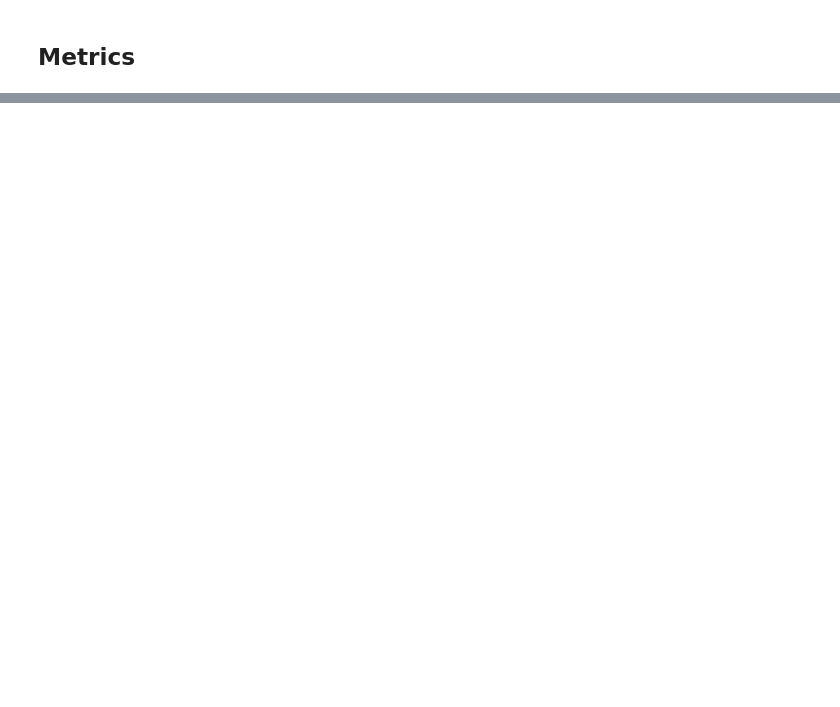
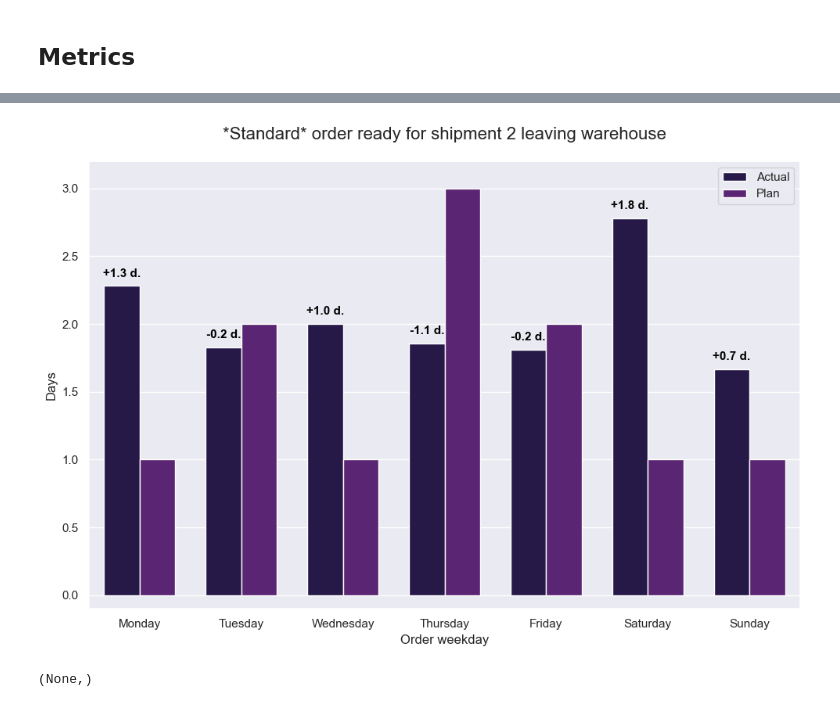
Before and after one commit to amandawang90-spec/neuefische-data-analysis-180825-muesli_eda_project, a Jupyter notebook: janina_working_file.ipynb, the cells around one changed output, grey strips where cells are left out. Cells and saved outputs as stored; diff of their text form; code cells hidden in the pictures; blank space fills up the shorter version.

Commit message:
adding janinas friday status

```diff
--- a/janina_working_file.ipynb
+++ b/janina_working_file.ipynb
@@ -364,0 +554,3 @@ df_interndata_cleaned.head(2)
+# %%
+graph_2["identifyer"]=graph_2["ship mode"]+graph_2["order date_weekday"]
+graph_2
@@ -364,0 +588,4 @@ df_interndata_cleaned.head(2)
+# %%
+graph_2["o_processed_2_truck_plan"] = graph_2["identifyer"].map(plan_values_dict)
+graph_2 = graph_2.drop("identifyer",axis=1)
+graph_2
@@ -364,0 +639,5 @@ df_interndata_cleaned.head(2)
+# %%
+weekday_order = ["Monday", "Tuesday", "Wednesday", "Thursday", "Friday", "Saturday", "Sunday"]
+
+graph_2["order date_weekday"] = pd.Categorical(graph_2["order date_weekday"],categories=weekday_order, ordered=True)
+graph_2
@@ -364,0 +662,5 @@ df_interndata_cleaned.head(2)
+# %%
+graph_2_express = graph_2[graph_2["ship mode"]=="Express"].sort_values("order date_weekday")
+graph_2_standard = graph_2[graph_2["ship mode"]=="Standard"].sort_values("order date_weekday")
+
+graph_2_express
@@ -364,0 +737,61 @@ df_interndata_cleaned.head(2)
+# %%
+graph = graph_2_standard
+
+plt.figure(figsize=(10, 7))
+
+ax = sns.barplot(data=graph,
+             x= "order date_weekday",
+             y = "days",
+             hue="data type",
+             hue_order=["Actual","Plan"],
+             width=bar_width,
+             errorbar=None
+            )
+ax.set_ylim(-0.1, 3.2)
+plt.title('*Standard* order ready for shipment 2 leaving warehouse', fontsize=16,pad=20)
+plt.xlabel("Order weekday")
+plt.ylabel("Days")
+plt.legend()
+
+bar_width = 0.7
+offset = (bar_width / 4) # This calculates the offset needed to center on the 'Actual' bar
+
+
+# Calculate and display the uplift (difference) as text above the bars
+# Iterate through each unique WEEKDAY in the data
+for i, weekday in enumerate(graph["order date_weekday"].unique()):
+    # Get the 'Actual' and 'Plan' values for the current WEEKDAY
+
+    # Filter the graph DataFrame by the current weekday
+    weekday_data = graph[graph["order date_weekday"] == weekday]
+
+    # Use the filtered data to extract the specific Actual and Plan values
+    actual_days = weekday_data[weekday_data["data type"] == "Actual"]["days"].iloc[0]
+    plan_days = weekday_data[weekday_data["data type"] == "Plan"]["days"].iloc[0]
+
+    uplift = actual_days - plan_days
+
+    # X-POSITION: Centered over the 'Actual' bar.
+    # The first bar group (Express, i=0) is at x=0. The second (Standard, i=1) is at x=1.
+    # The 'Actual' bar is typically slightly to the left of the center point (i - offset).
+    x_pos = i - offset
+    # y-position: slightly above the higher bar for the annotation
+    y_pos = actual_days +0.05 # Adjust vertical position as needed
+
+    # Determine text color (Green for improvement (lower days), Red for regression (higher days))
+    color = "black"
+
+    # Format the uplift text (e.g., "+0.50 days" or "-0.25 days")
+    uplift_text = f"{uplift:+.1f} d." # Using + to explicitly show positive or negative
+
+    # Add the uplift text
+    ax.text(x_pos, y_pos, uplift_text,
+            color=color, ha='center', va='bottom', fontsize=11, fontweight='bold')
+
+plt.xticks()
+plt.xticks()
+plt.tight_layout()
+plt.show(),
+# %% [output]
+[figure, added]
+(None,)
```
Also changed, not shown: parts of 41 cells of this notebook.
